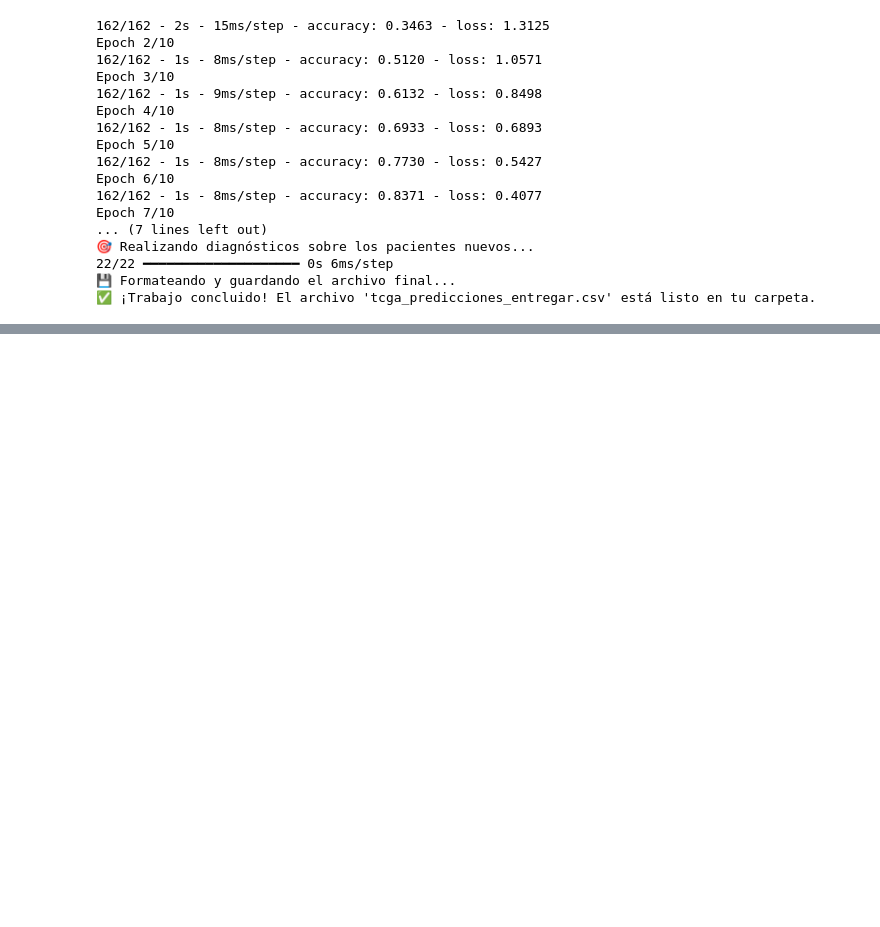
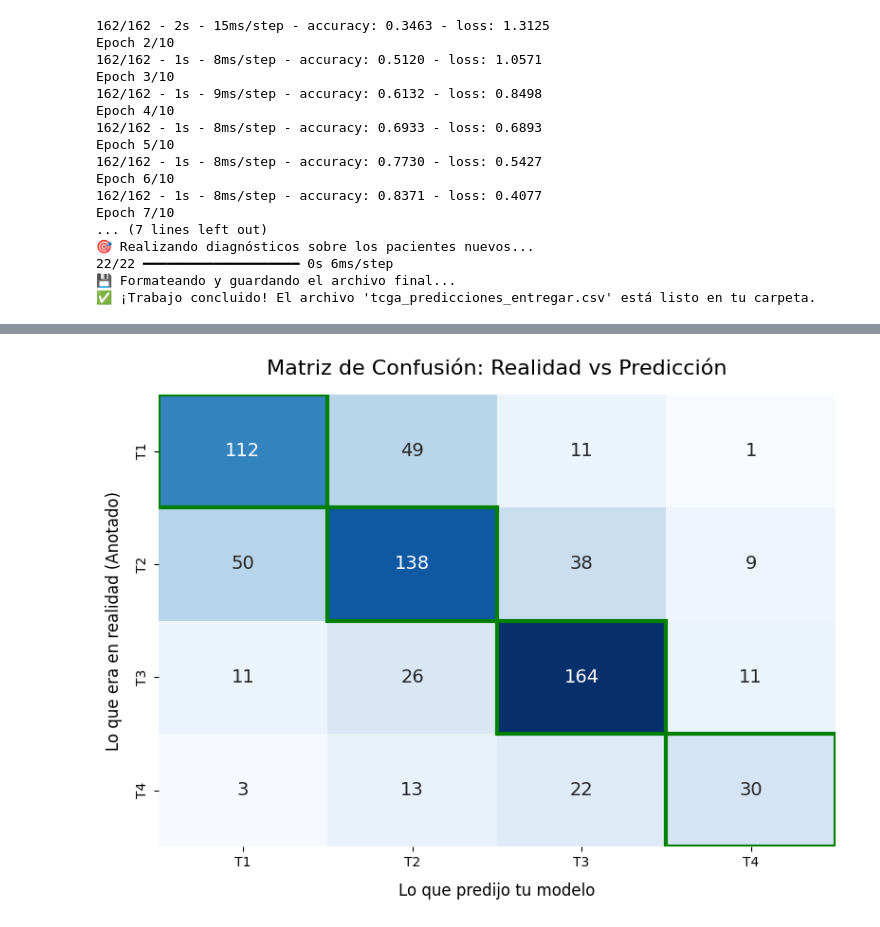
Before and after one commit to re531/Cancer-staging-proyect-pln, a Jupyter notebook: Codigos/Evaluacion1.ipynb, the cells around one changed output, grey strips where cells are left out. Drawn from its saved outputs; the diff is of its cells as text; code cells hidden in the pictures; blank space fills up the shorter version.

```diff
--- a/Codigos/Evaluacion1.ipynb
+++ b/Codigos/Evaluacion1.ipynb
@@ -127,3 +126,75 @@ Epoch 7/10
 22/22 ━━━━━━━━━━━━━━━━━━━━ 0s 6ms/step
 💾 Formateando y guardando el archivo final...
 ✅ ¡Trabajo concluido! El archivo 'tcga_predicciones_entregar.csv' está listo en tu carpeta.
+# %%
+import pandas as pd
+import matplotlib.pyplot as plt
+import seaborn as sns
+from sklearn.metrics import f1_score, classification_report, confusion_matrix
+
+print("⚖️ Iniciando el Tribunal de Evaluación...\n")
+
+# --- 1. CONFIGURACIÓN DE RUTAS ---
+# Pon aquí el nombre exacto del archivo que te ha dado tu profesora
+ruta_csv_real = "../Datos/Evaluacion/tcga_simple_dev.csv"
+
+# Pon aquí el nombre del archivo que generó tu modelo (ej. la CNN o la Bi-LSTM)
+ruta_csv_predicciones = r"C:\Users\rv710\3_IA\2_Cuatrimestre\Procesamiento Lenguaje Natural I\Cancer-staging-proyect-pln\Predicciones\Evaluacion2\tcga_predicciones_CNN.csv"
+
+# --- 2. CARGAR DATOS ---
+try:
+    df_real = pd.read_csv(ruta_csv_real)
+    df_pred = pd.read_csv(ruta_csv_predicciones)
+except FileNotFoundError as e:
+    print(f"❌ Error: No se encuentra el archivo. Revisa las rutas.\n{e}")
+    exit()
+
+# --- 3. EL CRUCE SEGURO (Merge por patient_id) ---
+# Esto junta los dos archivos basándose en el ID.
+# Si el modelo predijo 'T4' y la realidad era 'T3', quedarán en la misma fila bajo 't_pred' y 't_real'
+df_evaluacion = pd.merge(df_real, df_pred, on='patient_id', suffixes=('_real', '_pred'))
+
+y_true = df_evaluacion['t_real'].astype(str)
+y_pred = df_evaluacion['t_pred'].astype(str)
+
+# --- 4. CÁLCULO DE LA NOTA FINAL (Macro-F1) ---
+macro_f1 = f1_score(y_true, y_pred, average='macro')
+
+print("="*50)
+print(f" 🏆 NOTA FINAL DEL MODELO (Macro-F1): {macro_f1:.4f} 🏆")
+print("="*50 + "\n")
+
+# --- 5. REPORTE DETALLADO (Para la memoria) ---
+print("📊 REPORTE DE CLASIFICACIÓN (Precisión y Recall por Estadio):")
+# Ordenamos las etiquetas para que siempre salgan en orden T1, T2, T3, T4
+etiquetas_ordenadas = ['T1', 'T2', 'T3', 'T4']
+print(classification_report(y_true, y_pred, labels=etiquetas_ordenadas))
+
+# --- 6. LA MATRIZ DE CONFUSIÓN VISUAL ---
+print("\n🎨 Generando Matriz de Confusión...")
+matriz = confusion_matrix(y_true, y_pred, labels=etiquetas_ordenadas)
+
+plt.figure(figsize=(8, 6))
+sns.heatmap(matriz, annot=True, fmt='d', cmap='Blues',
+            xticklabels=etiquetas_ordenadas,
+            yticklabels=etiquetas_ordenadas,
+            cbar=False, annot_kws={"size": 14})
+
+plt.title('Matriz de Confusión: Realidad vs Predicción', fontsize=16, pad=15)
+plt.xlabel('Lo que predijo tu modelo', fontsize=12, labelpad=10)
+plt.ylabel('Lo que era en realidad (Anotado)', fontsize=12, labelpad=10)
+
+# Resaltar la diagonal principal (los aciertos) en verde
+for i in range(len(etiquetas_ordenadas)):
+    plt.gca().add_patch(plt.Rectangle((i, i), 1, 1, fill=False, edgecolor='green', lw=3))
+
+plt.tight_layout()
+plt.show()
+
+# --- 7. ANÁLISIS DE ERRORES GRAVES ---
+# Vamos a sacar los IDs de los pacientes donde el modelo falló estrepitosamente (Dijo T1 pero era T4)
+errores_graves = df_evaluacion[(df_evaluacion['t_real'] == 'T4') & (df_evaluacion['t_pred'].isin(['T1', 'T2']))]
+if not errores_graves.empty:
+    print("\n🚨 CUIDADO: Se han detectado errores médicos graves (Falsos Negativos en tumores severos):")
+    print(errores_graves[['patient_id', 't_real', 't_pred']])
+# %% [output]
@@ -129,0 +221 @@ Epoch 7/10
+[figure, added]
```
Also changed, not shown: parts of 2 cells of this notebook, 6 other files.
